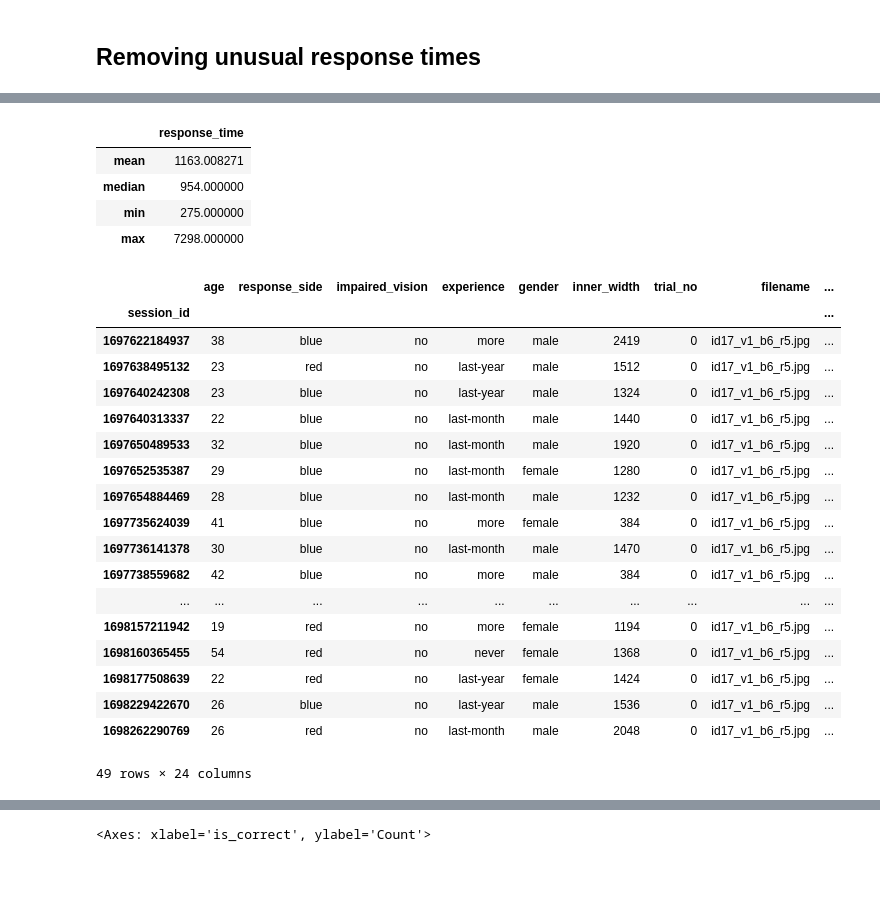
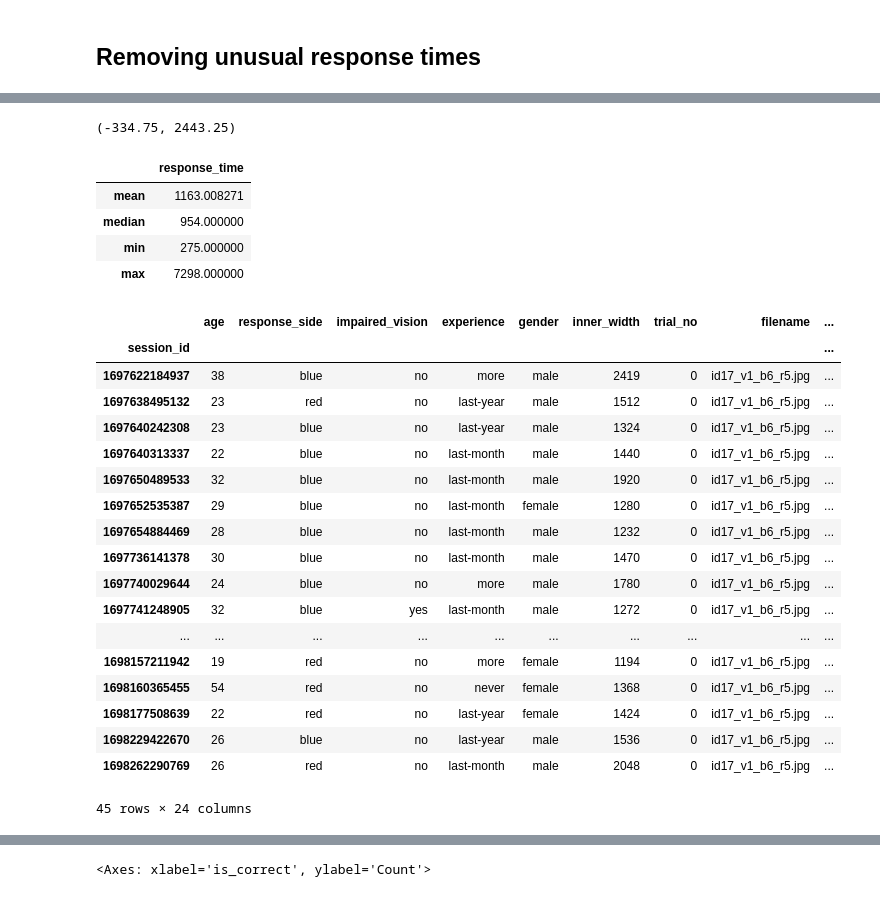
Before and after one commit to michelexyz/salient_colors, a Jupyter notebook: data_analysis/edda.ipynb, the cells around one changed output, grey strips where cells are left out. Saved outputs shown, nothing was run; the diff lists cells and outputs as text; code cells hidden in the pictures.

```diff
--- a/data_analysis/edda.ipynb
+++ b/data_analysis/edda.ipynb
@@ -140,3 +141,15 @@ number of trials removed 40
+# %%
+# compare the above method with the IQR method
+# compute lower and upper bounds for oulier removal using the IQR method
+Q1 = data_filtered['response_time'].quantile(0.25)
+Q3 = data_filtered['response_time'].quantile(0.75)
+IQR = Q3 - Q1
+rt_cutoff_lo = Q1 - 1.5 * IQR
+rt_cutoff_hi = Q3 + 1.5 * IQR
+
+rt_cutoff_lo, rt_cutoff_hi
+# %% [output]
+(-334.75, 2443.25)
 # %%
 data_filtered.agg({'response_time':['mean', 'median', 'min', 'max']})
 # %% [output]
@@ -146,25 +159,25 @@ data_filtered.agg({'response_time':['mean', 'median', 'min', 'max']})
 | min | 275.000000 |
 | max | 7298.000000 |
 # %%
-data_reduced = data.groupby('session_id').first()
+data_reduced = data_filtered.groupby('session_id').first()
 data_reduced
 # %% [output]
 |  | age | response_side | impaired_vision | experience | gender | inner_width | trial_no | filename | ... |
 | session_id |  |  |  |  |  |  |  |  | ... |
 | 1697622184937 | 38 | blue | no | more | male | 2419 | 0 | id17_v1_b6_r5.jpg | ... |
 | 1697638495132 | 23 | red | no | last-year | male | 1512 | 0 | id17_v1_b6_r5.jpg | ... |
 | 1697640242308 | 23 | blue | no | last-year | male | 1324 | 0 | id17_v1_b6_r5.jpg | ... |
 | 1697640313337 | 22 | blue | no | last-month | male | 1440 | 0 | id17_v1_b6_r5.jpg | ... |
 | 1697650489533 | 32 | blue | no | last-month | male | 1920 | 0 | id17_v1_b6_r5.jpg | ... |
 | 1697652535387 | 29 | blue | no | last-month | female | 1280 | 0 | id17_v1_b6_r5.jpg | ... |
 | 1697654884469 | 28 | blue | no | last-month | male | 1232 | 0 | id17_v1_b6_r5.jpg | ... |
-| 1697735624039 | 41 | blue | no | more | female | 384 | 0 | id17_v1_b6_r5.jpg | ... |
 | 1697736141378 | 30 | blue | no | last-month | male | 1470 | 0 | id17_v1_b6_r5.jpg | ... |
-| 1697738559682 | 42 | blue | no | more | male | 384 | 0 | id17_v1_b6_r5.jpg | ... |
+| 1697740029644 | 24 | blue | no | more | male | 1780 | 0 | id17_v1_b6_r5.jpg | ... |
+| 1697741248905 | 32 | blue | yes | last-month | male | 1272 | 0 | id17_v1_b6_r5.jpg | ... |
 | ... | ... | ... | ... | ... | ... | ... | ... | ... | ... |
 | 1698157211942 | 19 | red | no | more | female | 1194 | 0 | id17_v1_b6_r5.jpg | ... |
 | 1698160365455 | 54 | red | no | never | female | 1368 | 0 | id17_v1_b6_r5.jpg | ... |
 | 1698177508639 | 22 | red | no | last-year | female | 1424 | 0 | id17_v1_b6_r5.jpg | ... |
 | 1698229422670 | 26 | blue | no | last-year | male | 1536 | 0 | id17_v1_b6_r5.jpg | ... |
 | 1698262290769 | 26 | red | no | last-month | male | 2048 | 0 | id17_v1_b6_r5.jpg | ... |
-49 rows × 24 columns
+45 rows × 24 columns
```
Also changed, not shown: parts of 8 cells of this notebook, 5 other files.
